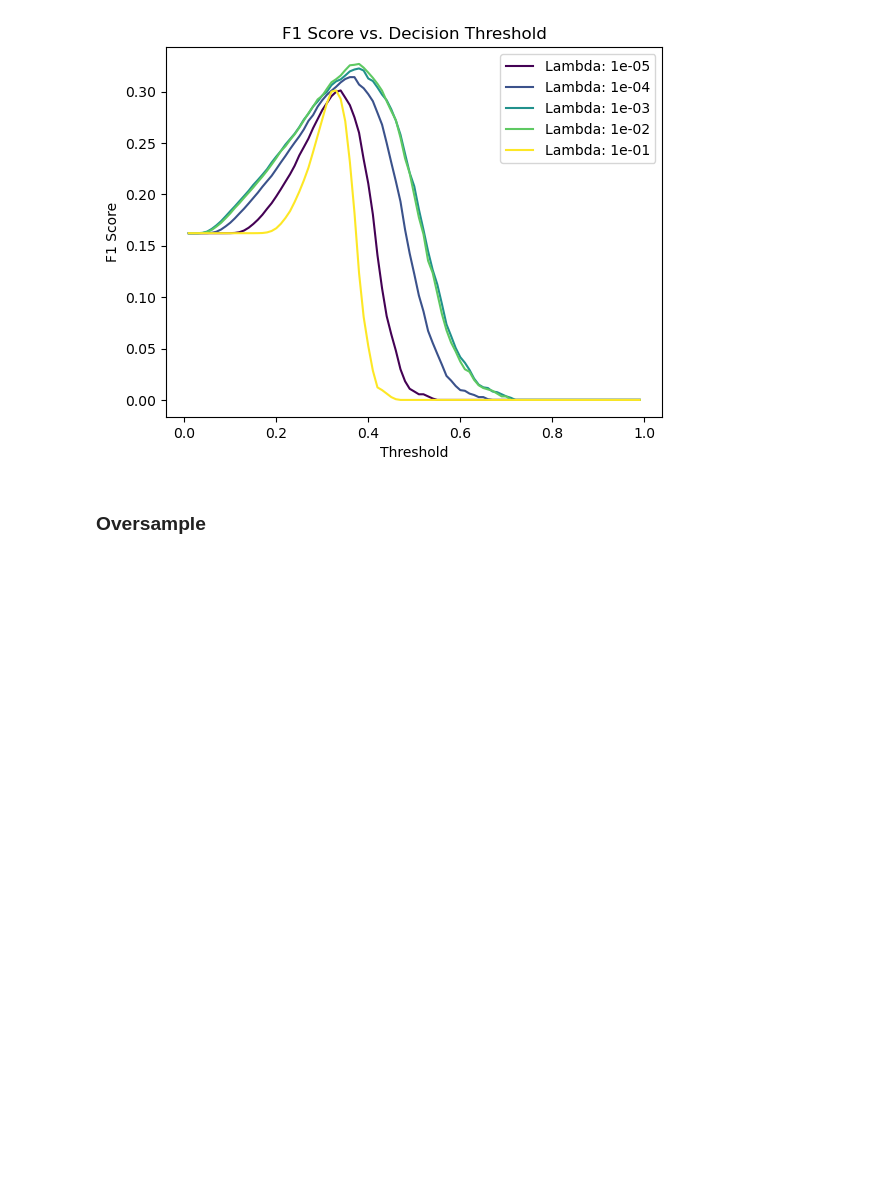
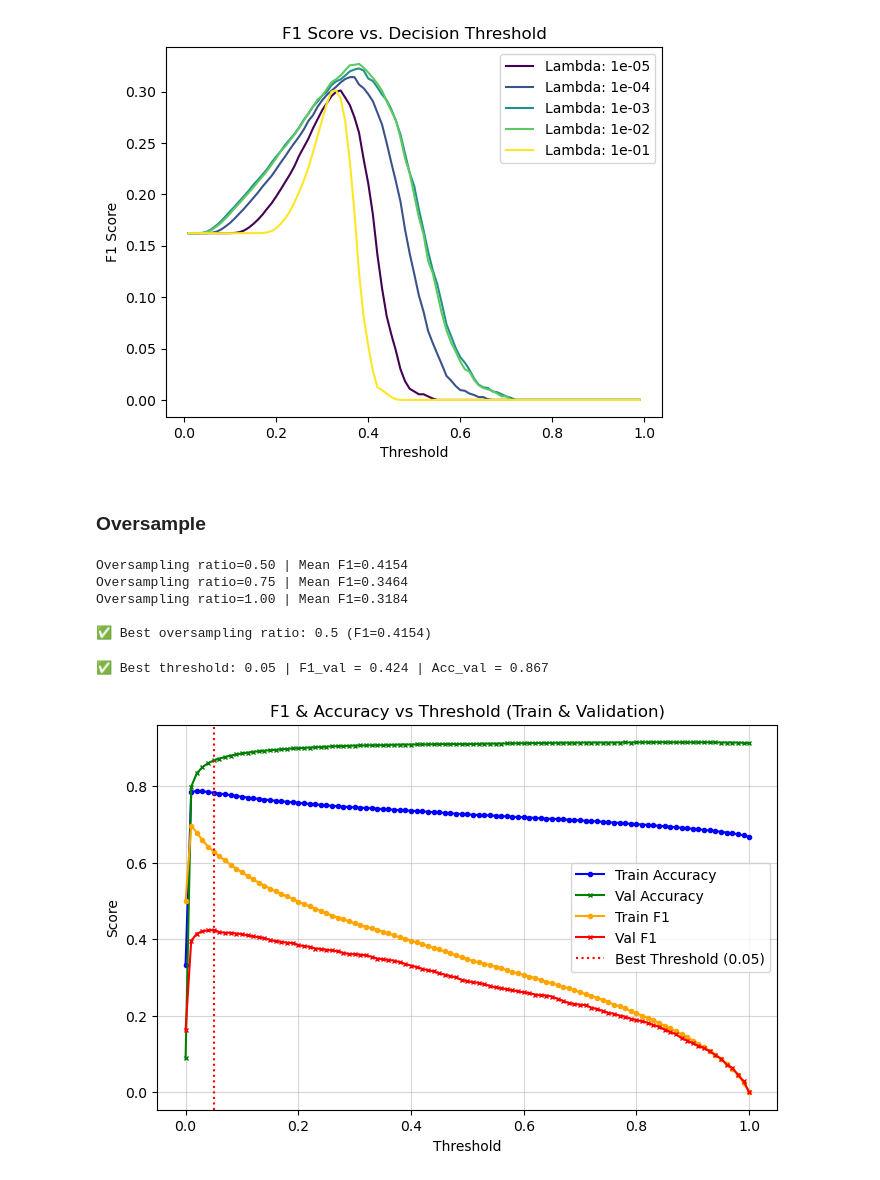
Before and after one commit to nathanmutin/MilaLyon, a Jupyter notebook: process.ipynb, the cells around one changed output. Drawn from its saved outputs; the diff is of its cells as text; code cells hidden in the pictures; blank space fills up the shorter version.

Commit message:
Added oversampling

```diff
--- a/process.ipynb
+++ b/process.ipynb
@@ -219,6 +219,8 @@ Degree=3 | Mean F1=0.3418
 Degree=4 | Mean F1=0.1633
 
 ✅ Best degree: 2 (F1=0.4161)
+# %%
+best_degree = 2
 # %%
 x_train_poly = build_poly(data_copy['x_train'], best_degree)
 x_val_poly = build_poly(data_copy['x_val'], best_degree)
@@ -267,0 +447,50 @@ create_csv_submission(data_copy['test_ids'], test_pred, 'logistic_regression_sub
+# %%
+best_ratio, results = cross_validate_oversampling(data_copy['x_train'], data_copy['y_train'], ratios=[0.5, 0.75, 1.0], k=5, max_iters=max_iter, gamma=best_gamma)
+# %% [output]
+Oversampling ratio=0.50 | Mean F1=0.4154
+Oversampling ratio=0.75 | Mean F1=0.3464
+Oversampling ratio=1.00 | Mean F1=0.3184
+
+✅ Best oversampling ratio: 0.5 (F1=0.4154)
+# %%
+x_over, y_over = oversample_data(data_copy['x_train'], data_copy['y_train'], ratio=best_ratio)
+initial_w = np.zeros(x_over.shape[1])
+w, loss, _ =logistic_regression(y_over, x_over,initial_w, max_iter, best_gamma)
+# ---- Threshold sweep ----
+thresholds = np.arange(0.0, 1.0 + 0.01, 0.01)
+f1_train, acc_train = [], []
+f1_val, acc_val = [], []
+
+for t in thresholds:
+    y_pred_train = predict_labels_logistic(x_over, w, t)
+    y_pred_val = predict_labels_logistic(data_copy['x_val'], w, t)
+
+    scores_train = compute_scores(y_over, y_pred_train)
+    scores_val = compute_scores(data_copy['y_val'], y_pred_val)
+
+    f1_train.append(scores_train['f1_score'])
+    acc_train.append(scores_train['accuracy'])
+    f1_val.append(scores_val['f1_score'])
+    acc_val.append(scores_val['accuracy'])
+
+# ---- Best threshold ----
+best_idx = np.argmax(f1_val)
+best_thr = thresholds[best_idx]
+print(f"✅ Best threshold: {best_thr:.2f} | F1_val = {f1_val[best_idx]:.3f} | Acc_val = {acc_val[best_idx]:.3f}")
+
+# ---- Plot F1 & Accuracy vs Threshold ----
+plt.figure(figsize=(8,5))
+plt.plot(thresholds, acc_train, label='Train Accuracy',  marker='o',  markersize=3, color='blue')
+plt.plot(thresholds, acc_val, label='Val Accuracy',  marker='x', markersize=3, color='green')
+plt.plot(thresholds, f1_train, label='Train F1', marker='o',markersize = 3, color='orange')
+plt.plot(thresholds, f1_val, label='Val F1',  marker='x', markersize=3, color='red')
+plt.axvline(best_thr, color='red', linestyle=':', label=f'Best Threshold ({best_thr:.2f})')
+plt.xlabel('Threshold')
+plt.ylabel('Score')
+plt.title('F1 & Accuracy vs Threshold (Train & Validation)')
+plt.legend()
+plt.grid(alpha=0.5)
+plt.show()
+# %% [output]
+✅ Best threshold: 0.05 | F1_val = 0.424 | Acc_val = 0.867
+[figure, added]
```
Also changed, not shown: parts of 12 cells of this notebook.
